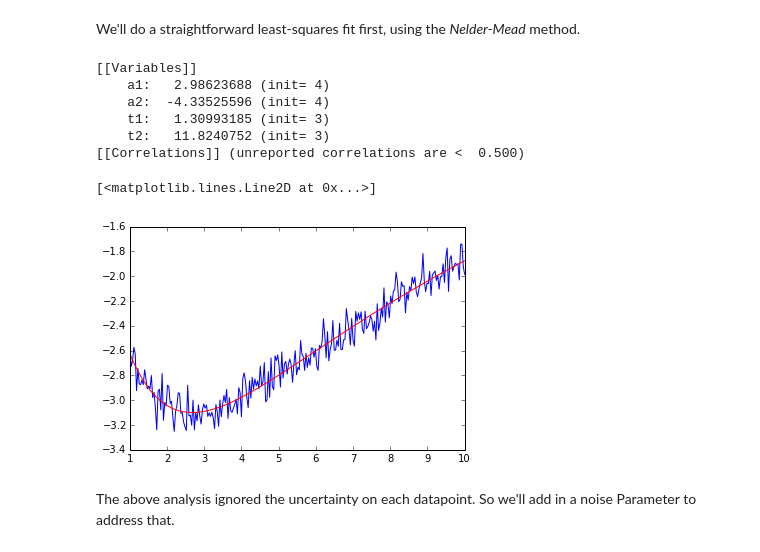
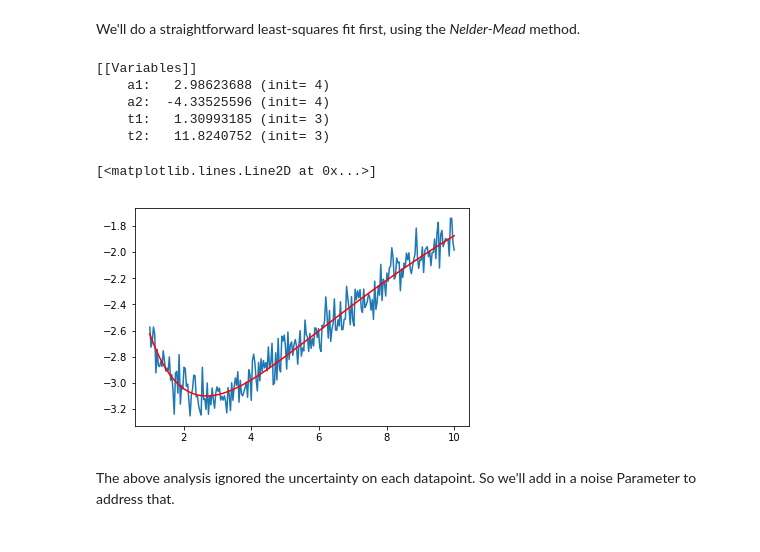
Before and after one commit to lmfit/lmfit-py, a Jupyter notebook: examples/lmfit_emcee_example.ipynb, the cells around one changed output. Drawn from its saved outputs; the diff is of its cells as text; code cells hidden in the pictures.

Commit message:
MAINT: updated lmfit_emcee_example

```diff
--- a/examples/lmfit_emcee_example.ipynb
+++ b/examples/lmfit_emcee_example.ipynb
@@ -20,7 +20,7 @@ plt.plot(x, y)
 We'll need a `Parameters` object to store the Parameters of our model.
 # %%
 p = lmfit.Parameters()
-p.add_many(('a1', 4.), ('a2', 4.), ('t1', 3.), ('t2', 3., True))
+p.add_many(('a1', 4), ('a2', 4), ('t1', 3), ('t2', 3., True))
 
 def residual(p):
     v = p.valuesdict()
@@ -28,19 +28,18 @@ def residual(p):
 # %% [markdown]
 We'll do a straightforward least-squares fit first, using the *Nelder-Mead* method.
 # %%
-mi = lmfit.minimize(residual, p, method='Nelder')
+mi = lmfit.minimize(residual, p, method='Nelder', nan_policy='omit')
 lmfit.printfuncs.report_fit(mi.params, min_correl=0.5)
 plt.plot(x, y)
 plt.plot(x, residual(mi.params) + y, 'r')
 # %% [output]
 [[Variables]]
     a1:   2.98623688 (init= 4)
     a2:  -4.33525596 (init= 4)
     t1:   1.30993185 (init= 3)
     t2:   11.8240752 (init= 3)
-[[Correlations]] (unreported correlations are <  0.500)
 [<matplotlib.lines.Line2D at 0x...>]
-[figure, old version]
+[figure, new version]
 # %% [markdown]
 The above analysis ignored the uncertainty on each datapoint. So we'll add in a noise Parameter to address that.
 # %%
```
Also changed, not shown: parts of 5 cells of this notebook.
